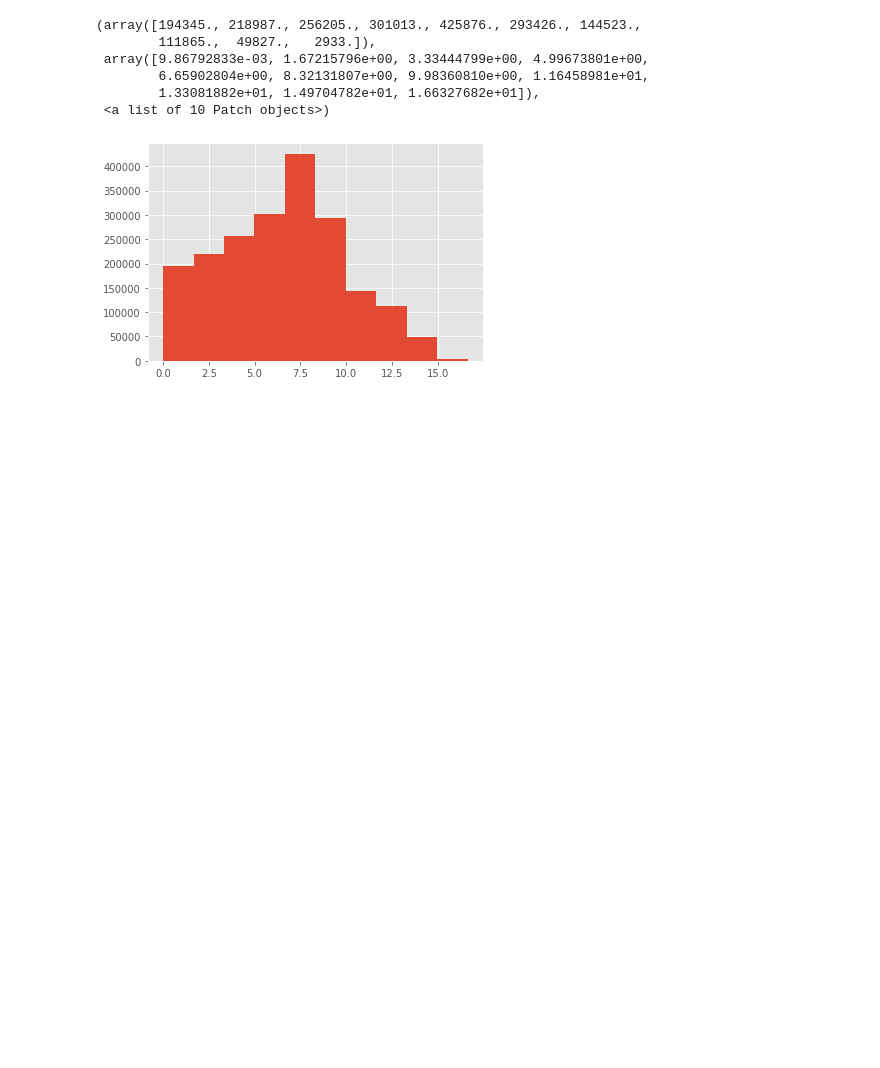
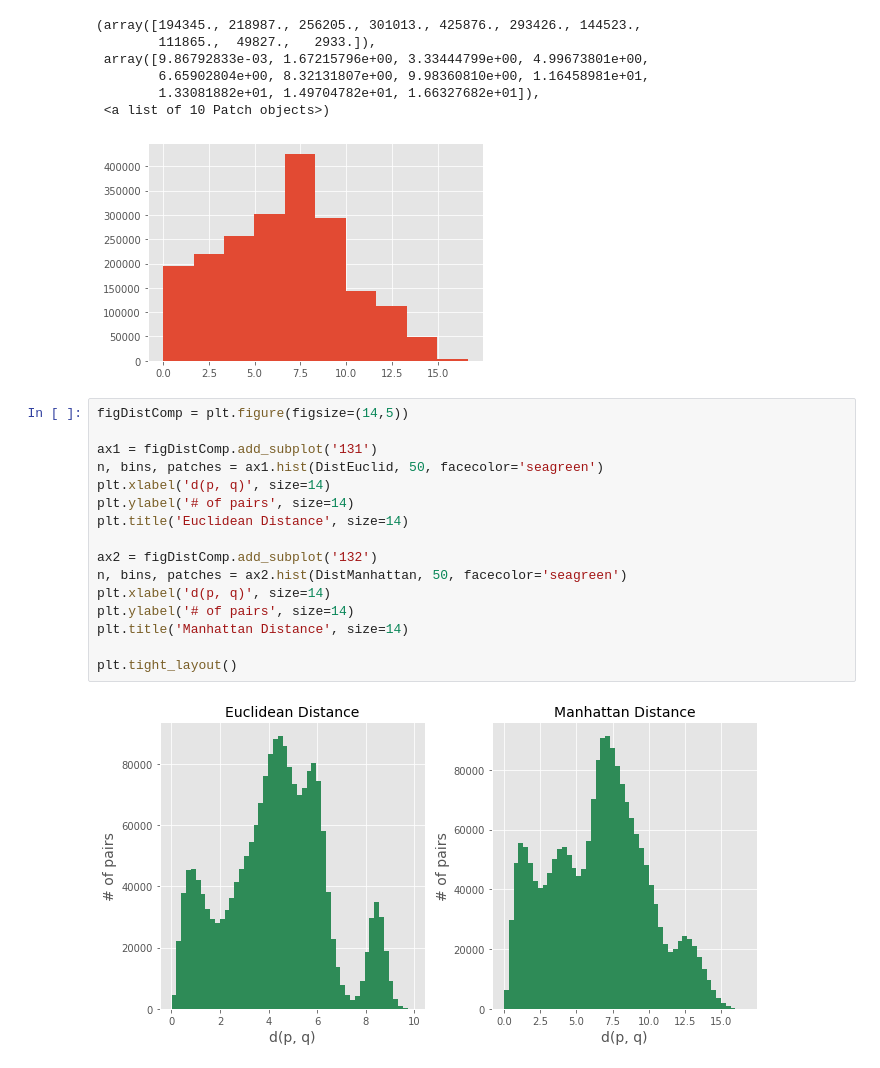
Before and after one commit to harmoly/Springboard, a Jupyter notebook: Euclidean_and_Manhattan_Distances_Case_Study.ipynb, the cells around one changed output. Cells and saved outputs as stored; diff of their text form; blank space fills up the shorter version.

```diff
--- a/Euclidean_and_Manhattan_Distances_Case_Study.ipynb
+++ b/Euclidean_and_Manhattan_Distances_Case_Study.ipynb
@@ -109,3 +109,21 @@ plt.hist(DistManhattan)
         1.33081882e+01, 1.49704782e+01, 1.66327682e+01]),
  <a list of 10 Patch objects>)
 [figure]
+# %%
+figDistComp = plt.figure(figsize=(14,5))
+
+ax1 = figDistComp.add_subplot('131')
+n, bins, patches = ax1.hist(DistEuclid, 50, facecolor='seagreen')
+plt.xlabel('d(p, q)', size=14)
+plt.ylabel('# of pairs', size=14)
+plt.title('Euclidean Distance', size=14)
+
+ax2 = figDistComp.add_subplot('132')
+n, bins, patches = ax2.hist(DistManhattan, 50, facecolor='seagreen')
+plt.xlabel('d(p, q)', size=14)
+plt.ylabel('# of pairs', size=14)
+plt.title('Manhattan Distance', size=14)
+
+plt.tight_layout()
+# %% [output]
+[figure, added]
```
